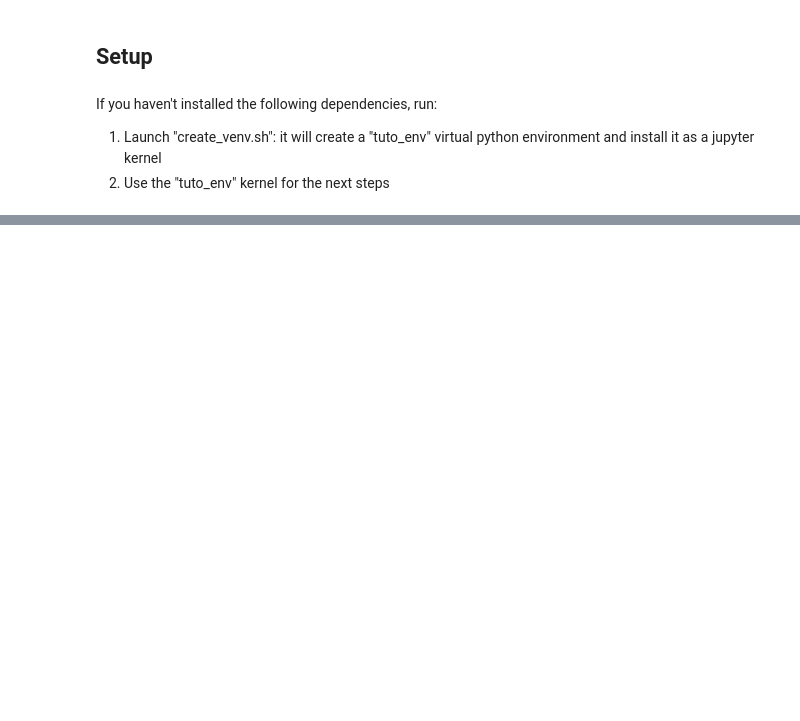
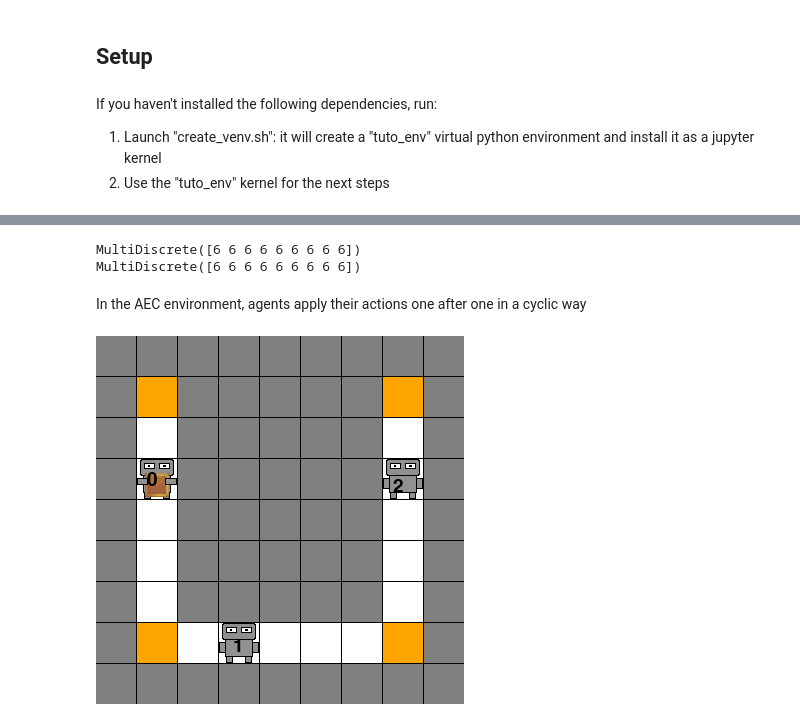
Before and after one commit to julien6/omarl_experiments, a Jupyter notebook: tutorial/pw_tutorial.ipynb, the cells around one changed output, grey strips where cells are left out. Saved outputs shown, nothing was run; the diff lists cells and outputs as text; code cells hidden in the pictures; blank space fills up the shorter version.

```diff
--- a/tutorial/pw_tutorial.ipynb
+++ b/tutorial/pw_tutorial.ipynb
@@ -600,0 +161,24 @@ WARNING:root:IMAGEIO FFMPEG_WRITER WARNING: input image is not divisible by macr
+# %%
+print(parallel_env.observation_space("agent_0"))
+print(aec_env.observation_space("agent_0"))
+# %% [output]
+MultiDiscrete([6 6 6 6 6 6 6 6 6])
+MultiDiscrete([6 6 6 6 6 6 6 6 6])
+# %% [markdown]
+In the AEC environment, agents apply their actions one after one in a cyclic way
+# %%
+aec_env.reset()
+
+# First step
+aec_env.step(5) # 'agent_0' takes the box
+aec_env.step(4) # 'agent_1' goes right
+aec_env.step(2) # 'agent_2' goes down
+
+# Second step
+aec_env.step(2) # 'agent_0' goes down
+aec_env.step(0) # 'agent_1' does nothing
+aec_env.step(0) # 'agent_2' does nothing
+
+Image.fromarray(aec_env.render())
+# %% [output]
+[figure, added]
```
Also changed, not shown: parts of 130 cells of this notebook, 6 other files.
